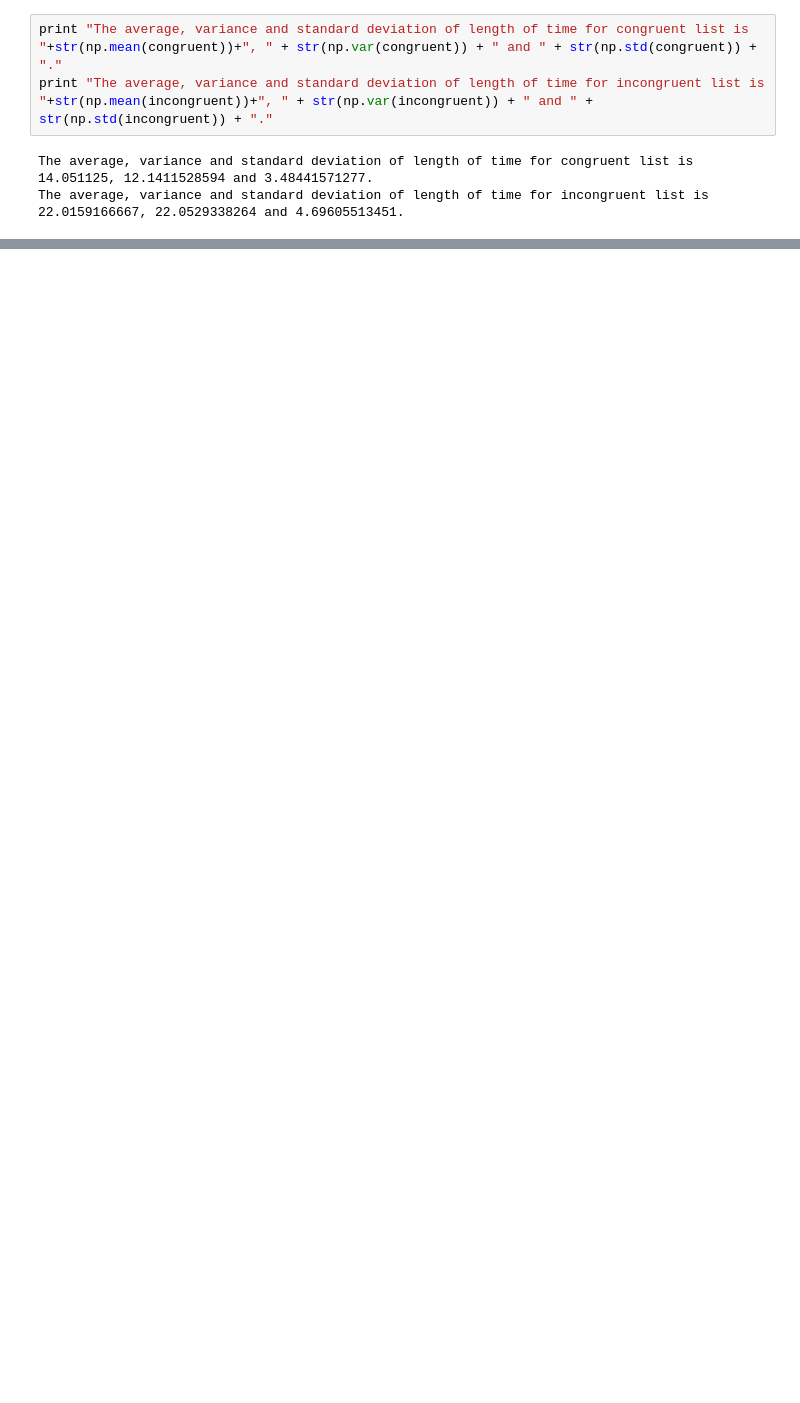
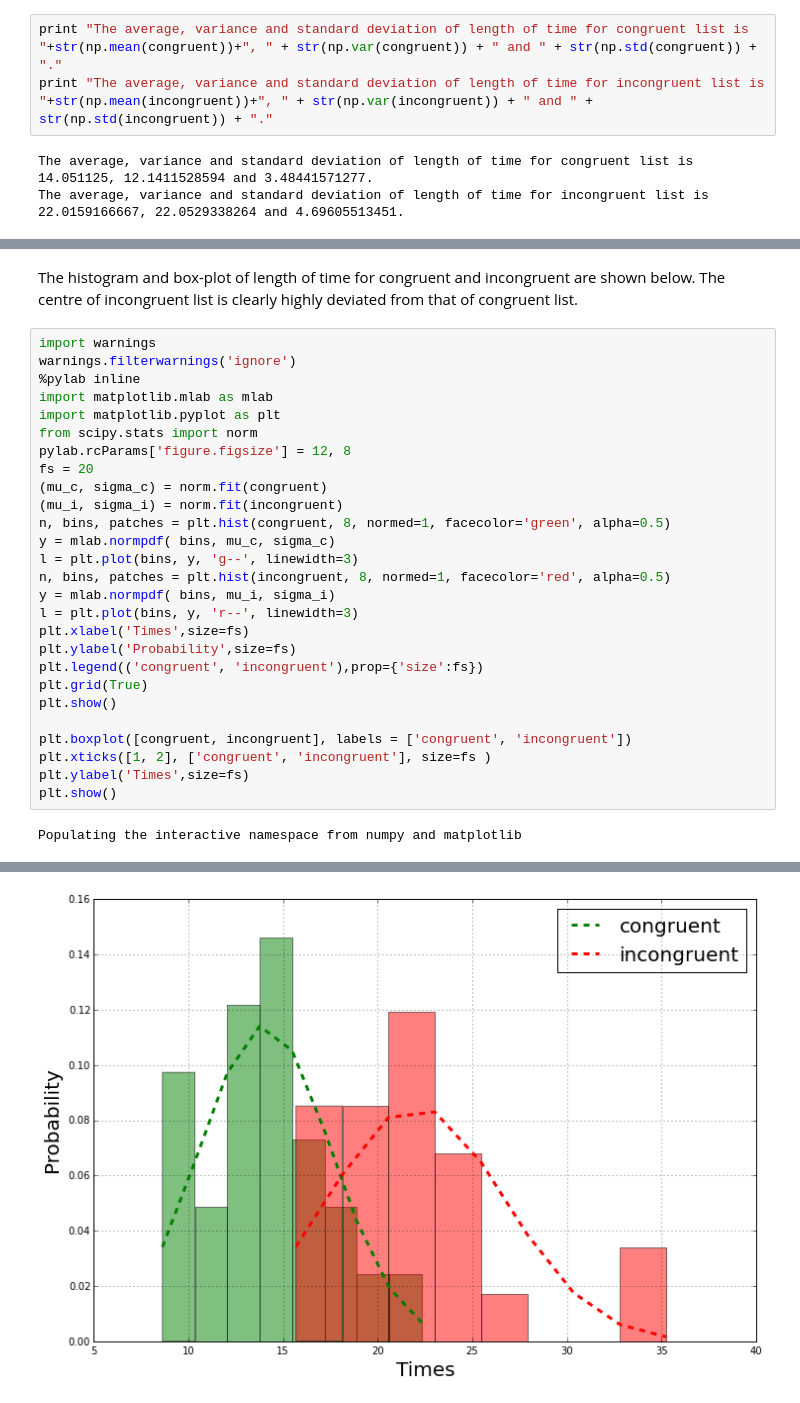
Before and after one commit to AdenGuo/work1, a Jupyter notebook: Project_1.ipynb, the cells around one changed output, grey strips where cells are left out. Cells and saved outputs as stored; diff of their text form; blank space fills up the shorter version.

```diff
--- a/Project_1.ipynb
+++ b/Project_1.ipynb
@@ -51,0 +60,31 @@ The average, variance and standard deviation of length of time for incongruent l
+# %% [markdown]
+The histogram and box-plot of length of time for congruent and incongruent are shown below. The centre of incongruent list is clearly highly deviated from that of congruent list.
+# %%
+import warnings
+warnings.filterwarnings('ignore')
+%pylab inline
+import matplotlib.mlab as mlab
+import matplotlib.pyplot as plt
+from scipy.stats import norm
+pylab.rcParams['figure.figsize'] = 12, 8
+fs = 20
+(mu_c, sigma_c) = norm.fit(congruent)
+(mu_i, sigma_i) = norm.fit(incongruent)
+n, bins, patches = plt.hist(congruent, 8, normed=1, facecolor='green', alpha=0.5)
+y = mlab.normpdf( bins, mu_c, sigma_c)
+l = plt.plot(bins, y, 'g--', linewidth=3)
+n, bins, patches = plt.hist(incongruent, 8, normed=1, facecolor='red', alpha=0.5)
+y = mlab.normpdf( bins, mu_i, sigma_i)
+l = plt.plot(bins, y, 'r--', linewidth=3)
+plt.xlabel('Times',size=fs)
+plt.ylabel('Probability',size=fs)
+plt.legend(('congruent', 'incongruent'),prop={'size':fs})
+plt.grid(True)
+plt.show()
+
+plt.boxplot([congruent, incongruent], labels = ['congruent', 'incongruent'])
+plt.xticks([1, 2], ['congruent', 'incongruent'], size=fs )
+plt.ylabel('Times',size=fs)
+plt.show()
+# %% [output]
+Populating the interactive namespace from numpy and matplotlib
@@ -51,0 +93 @@ The average, variance and standard deviation of length of time for incongruent l
+[figure, added]
```
Also changed, not shown: parts of 7 cells of this notebook, 2 other files.
